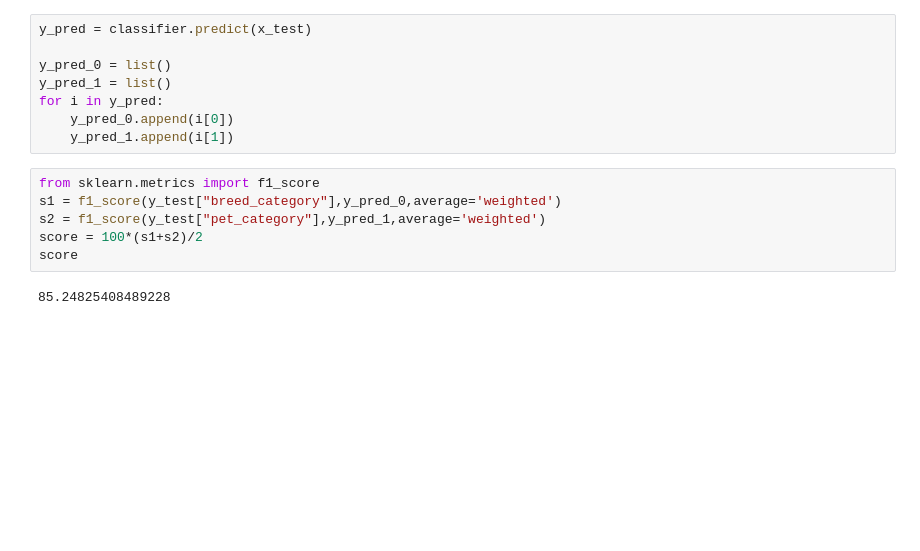
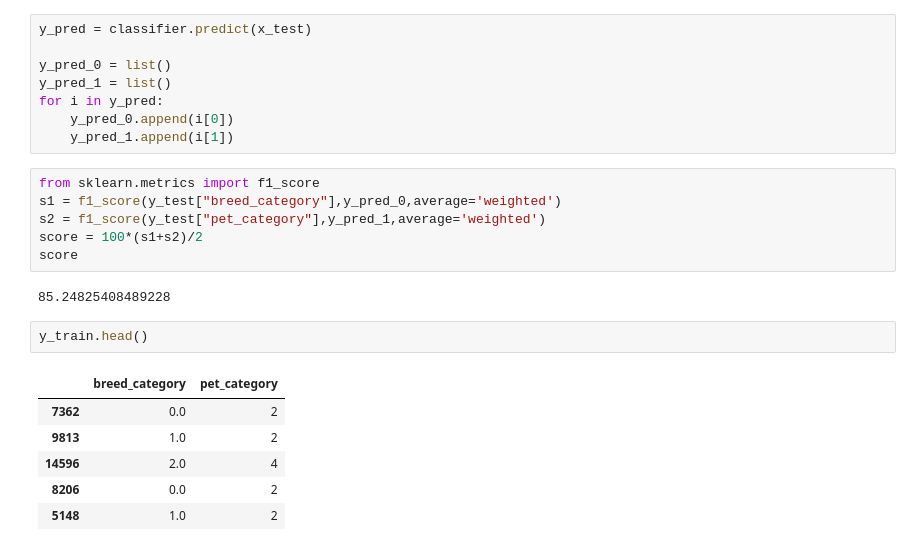
Before and after one commit to YogeshUpdhyay/HackerEarth-AdoptaBuddy, a Jupyter notebook: AdoptaBuddy-DT-RandomForest.ipynb, the cells around one changed output. Saved outputs shown, nothing was run; the diff lists cells and outputs as text; blank space fills up the shorter version.

```diff
--- a/AdoptaBuddy-XGB.ipynb
+++ b/AdoptaBuddy-DT-RandomForest.ipynb
@@ -159,3 +159,12 @@ score = 100*(s1+s2)/2
 score
 # %% [output]
 85.24825408489228
+# %%
+y_train.head()
+# %% [output]
+|  | breed_category | pet_category |
+| 7362 | 0.0 | 2 |
+| 9813 | 1.0 | 2 |
+| 14596 | 2.0 | 4 |
+| 8206 | 0.0 | 2 |
+| 5148 | 1.0 | 2 |
```
Also changed, not shown: parts of 15 cells of this notebook, 1 other file.
